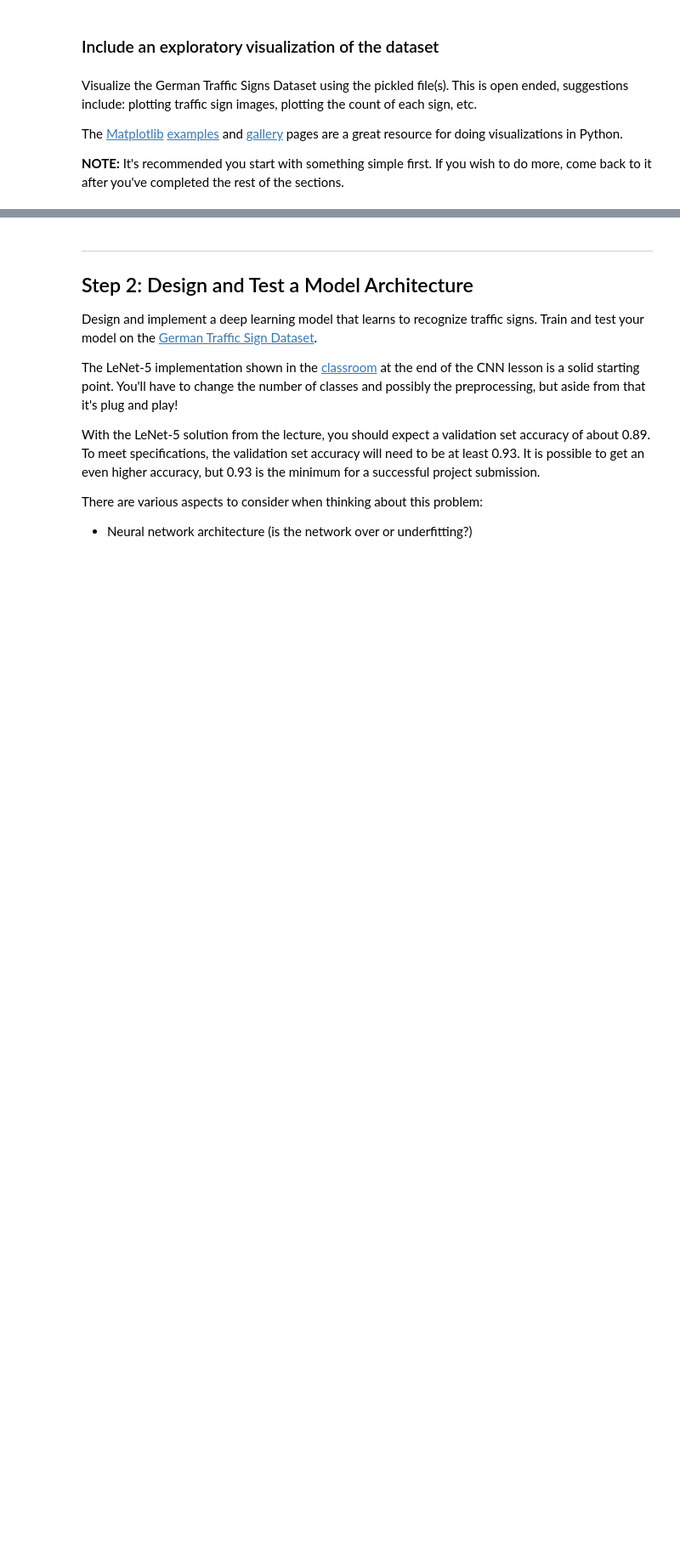
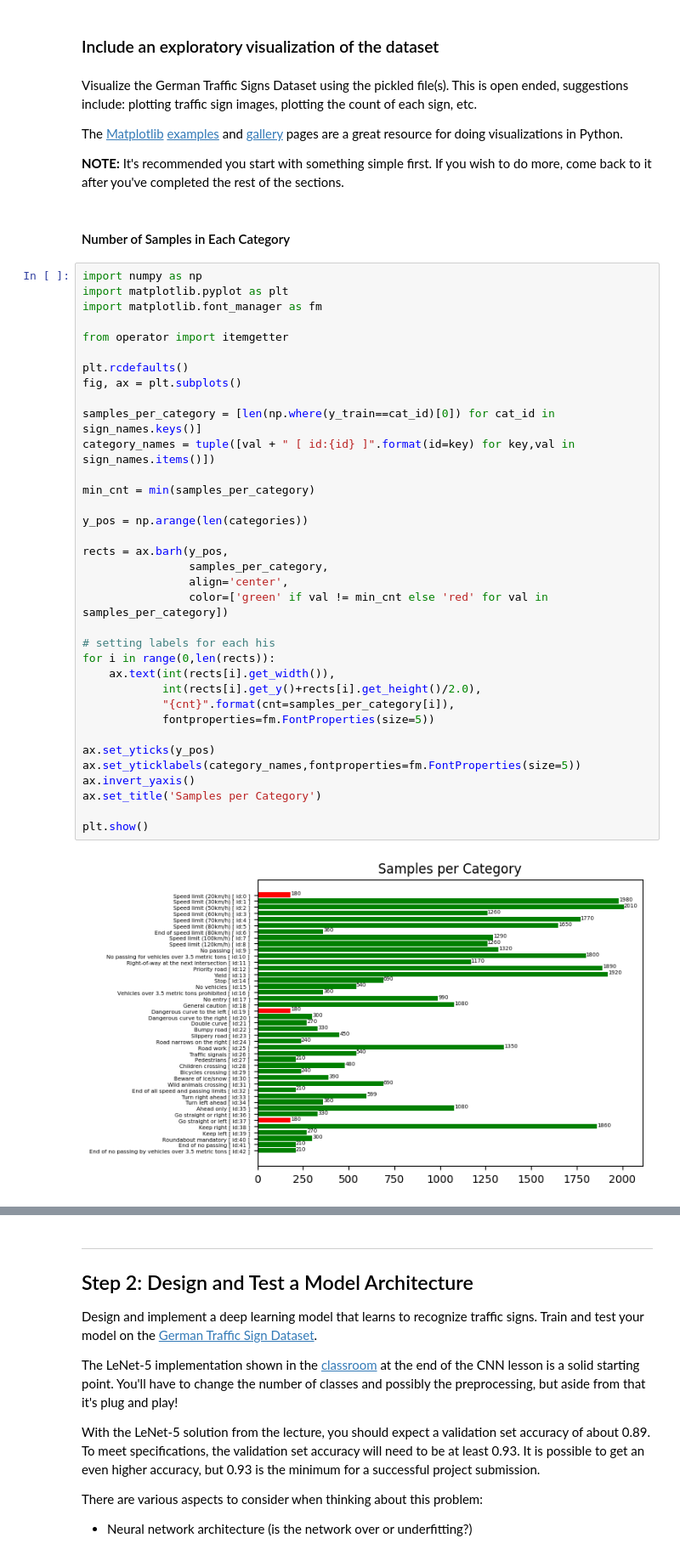
Before and after one commit to ser94mor/traffic-sign-classifier, a Jupyter notebook: Traffic_Sign_Classifier.ipynb, the cells around one changed output, grey strips where cells are left out. Shown at 85% size. Saved outputs shown, nothing was run; the diff lists cells and outputs as text; blank space fills up the shorter version.

Commit message:
visualization done

```diff
--- a/Traffic_Sign_Classifier.ipynb
+++ b/Traffic_Sign_Classifier.ipynb
@@ -85,3 +90,42 @@ Visualize the German Traffic Signs Dataset using the pickled file(s). This is op
 The [Matplotlib](http://matplotlib.org/) [examples](http://matplotlib.org/examples/index.html) and [gallery](http://matplotlib.org/gallery.html) pages are a great resource for doing visualizations in Python.
 
 **NOTE:** It's recommended you start with something simple first. If you wish to do more, come back to it after you've completed the rest of the sections.
+# %% [markdown]
+#### Number of Samples in Each Category
+# %%
+import numpy as np
+import matplotlib.pyplot as plt
+import matplotlib.font_manager as fm
+
+from operator import itemgetter
+
+plt.rcdefaults()
+fig, ax = plt.subplots()
+
+samples_per_category = [len(np.where(y_train==cat_id)[0]) for cat_id in sign_names.keys()]
+category_names = tuple([val + " [ id:{id} ]".format(id=key) for key,val in sign_names.items()])
+
+min_cnt = min(samples_per_category)
+
+y_pos = np.arange(len(categories))
+
+rects = ax.barh(y_pos,
+                samples_per_category,
+                align='center',
+                color=['green' if val != min_cnt else 'red' for val in samples_per_category])
+
+# setting labels for each his
+for i in range(0,len(rects)):
+    ax.text(int(rects[i].get_width()),
+            int(rects[i].get_y()+rects[i].get_height()/2.0),
+            "{cnt}".format(cnt=samples_per_category[i]),
+            fontproperties=fm.FontProperties(size=5))
+
+ax.set_yticks(y_pos)
+ax.set_yticklabels(category_names,fontproperties=fm.FontProperties(size=5))
+ax.invert_yaxis()
+ax.set_title('Samples per Category')
+
+plt.show()
+# %% [output]
+[figure, added]
```
Also changed, not shown: parts of 3 cells of this notebook.
